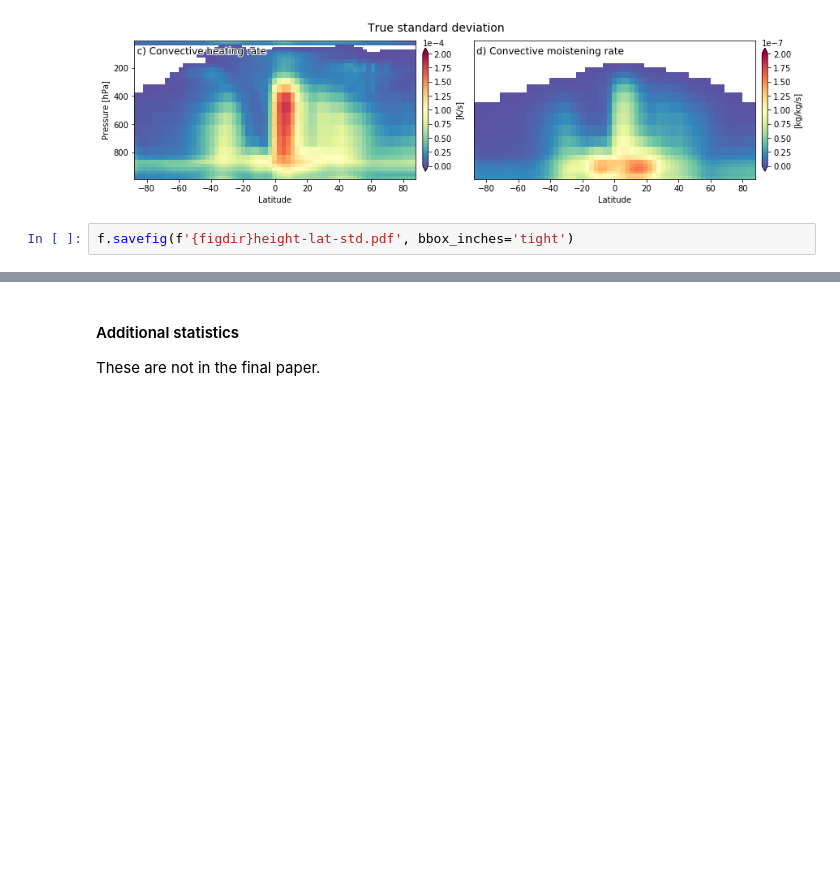
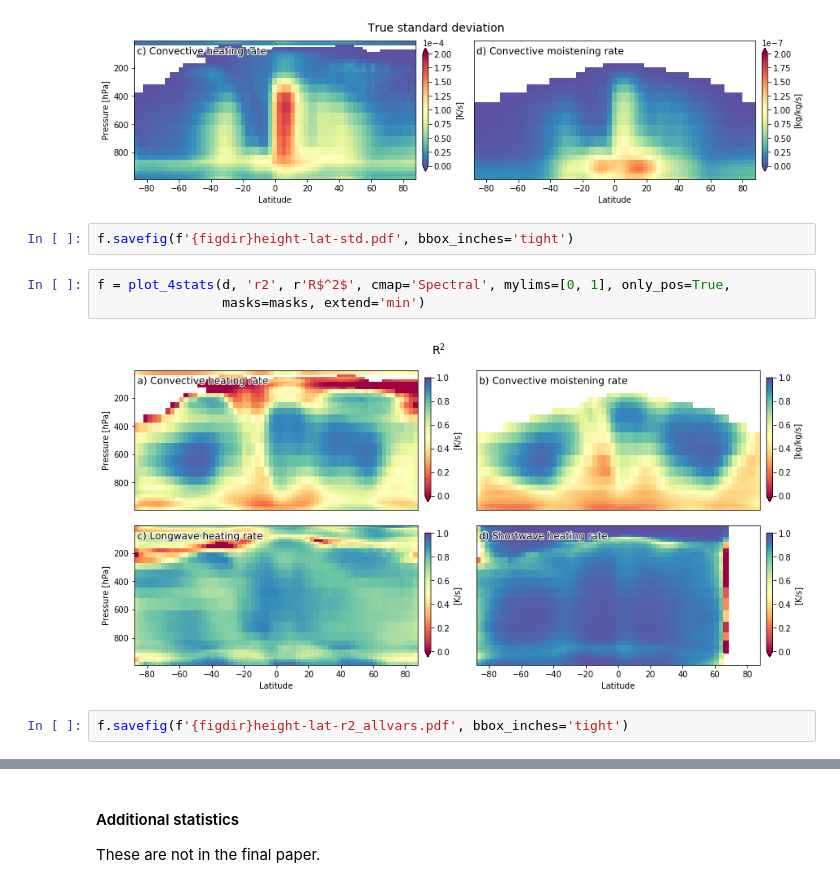
Before and after one commit to raspstephan/CBRAIN-CAM, a Jupyter notebook: notebooks/presentation/grl_paper.ipynb, the cells around one changed output, grey strips where cells are left out. Cells and saved outputs as stored; diff of their text form; blank space fills up the shorter version.

Commit message:
New figures in grl-paper notebook

```diff
--- a/notebooks/presentation/grl_paper.ipynb
+++ b/notebooks/presentation/grl_paper.ipynb
@@ -535,3 +537,10 @@ f = plot_4stats(d, '', 'True standard deviation', vmult=0.5, cmap='Spectral_r',
 [figure]
 # %%
 f.savefig(f'{figdir}height-lat-std.pdf', bbox_inches='tight')
+# %%
+f = plot_4stats(d, 'r2', r'R$^2$', cmap='Spectral', mylims=[0, 1], only_pos=True,
+                masks=masks, extend='min')
+# %% [output]
+[figure, added]
+# %%
+f.savefig(f'{figdir}height-lat-r2_allvars.pdf', bbox_inches='tight')
```
Also changed, not shown: parts of 3 cells of this notebook.
